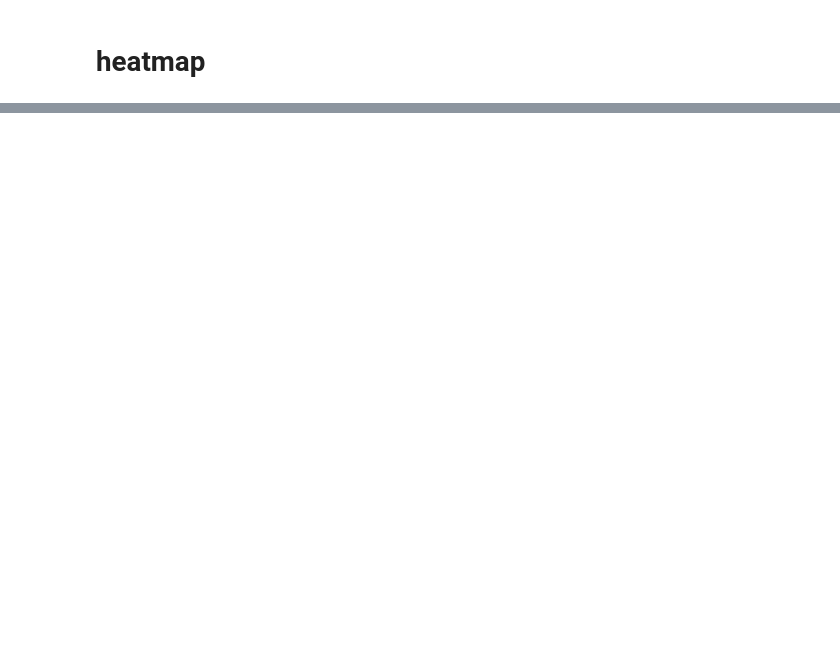
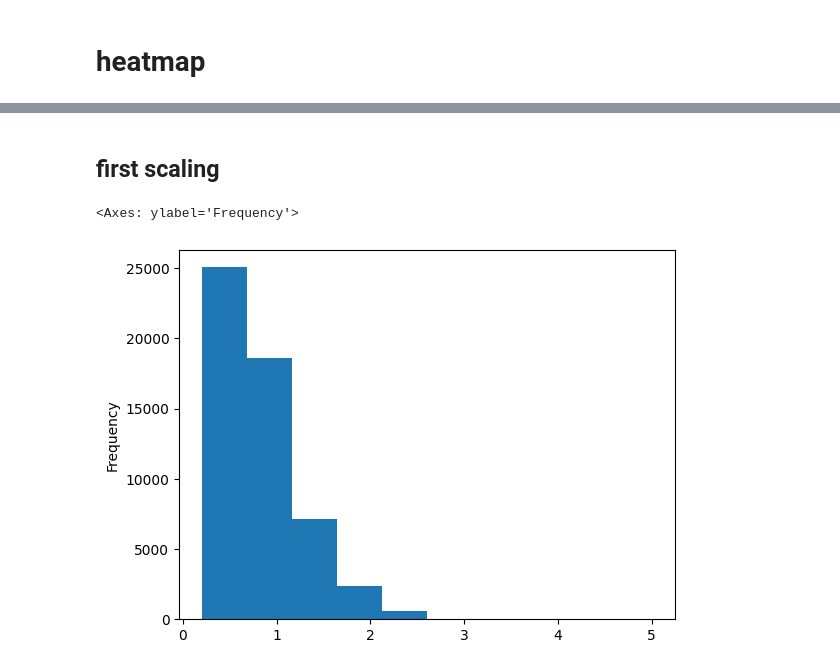
Before and after one commit to belalmohsen13/Machine_Learning, a Jupyter notebook: EDA_Workshop/diamonds.ipynb, the cells around one changed output, grey strips where cells are left out. Drawn from its saved outputs; the diff is of its cells as text; code cells hidden in the pictures; blank space fills up the shorter version.

```diff
--- a/EDA_Workshop/diamonds.ipynb
+++ b/EDA_Workshop/diamonds.ipynb
@@ -363,0 +394,7 @@ plt.show()
+# %%
+from sklearn.preprocessing import LabelEncoder
+
+le_cut=LabelEncoder()
+df['cut_encoder']=le_cut.fit_transform(df['cut'])
+le_clarity=LabelEncoder()
+df['clarity_encoder']=le_cut.fit_transform(df['clarity'])
@@ -363,0 +451,7 @@ plt.show()
+# %% [markdown]
+## first scaling
+# %%
+df['carat'].plot(kind='hist')
+# %% [output]
+<Axes: ylabel='Frequency'>
+[figure, added]
```
Also changed, not shown: parts of 31 cells of this notebook.
